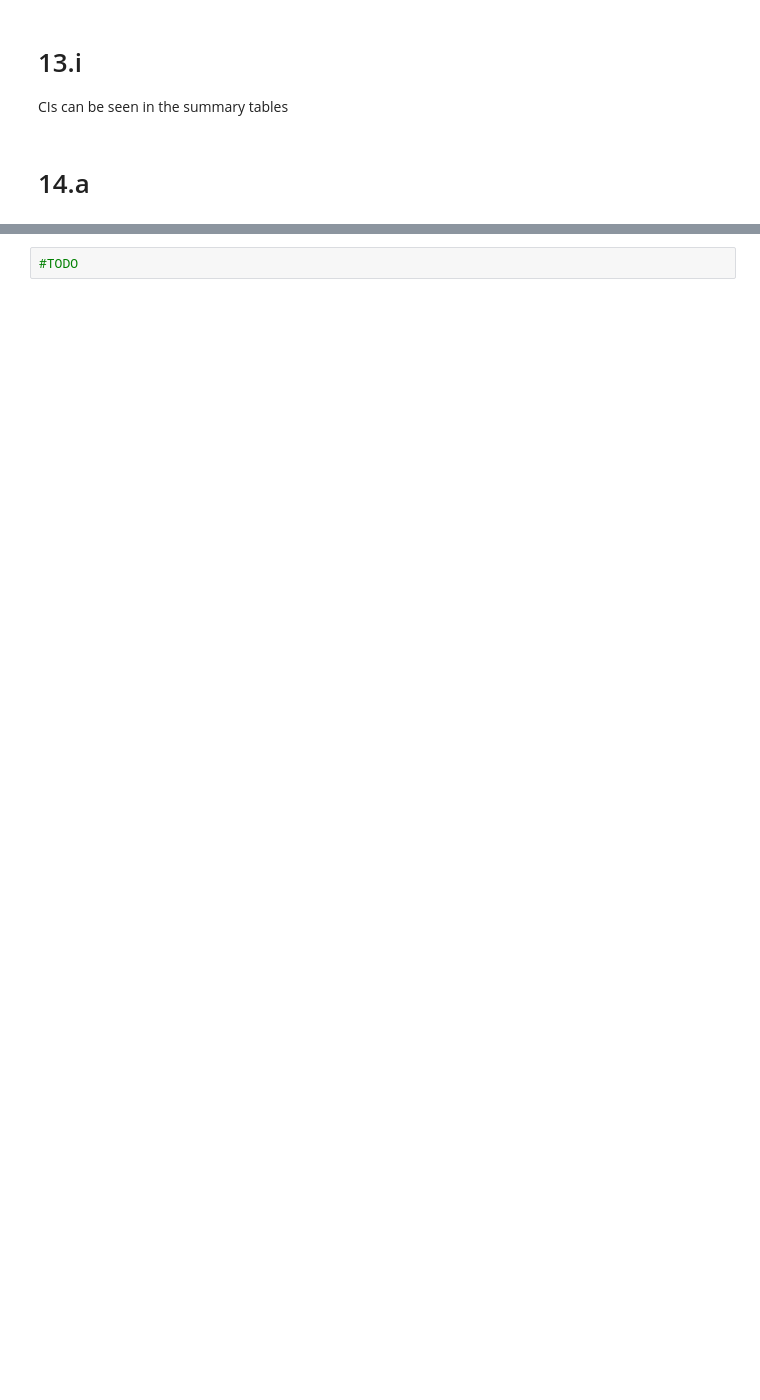
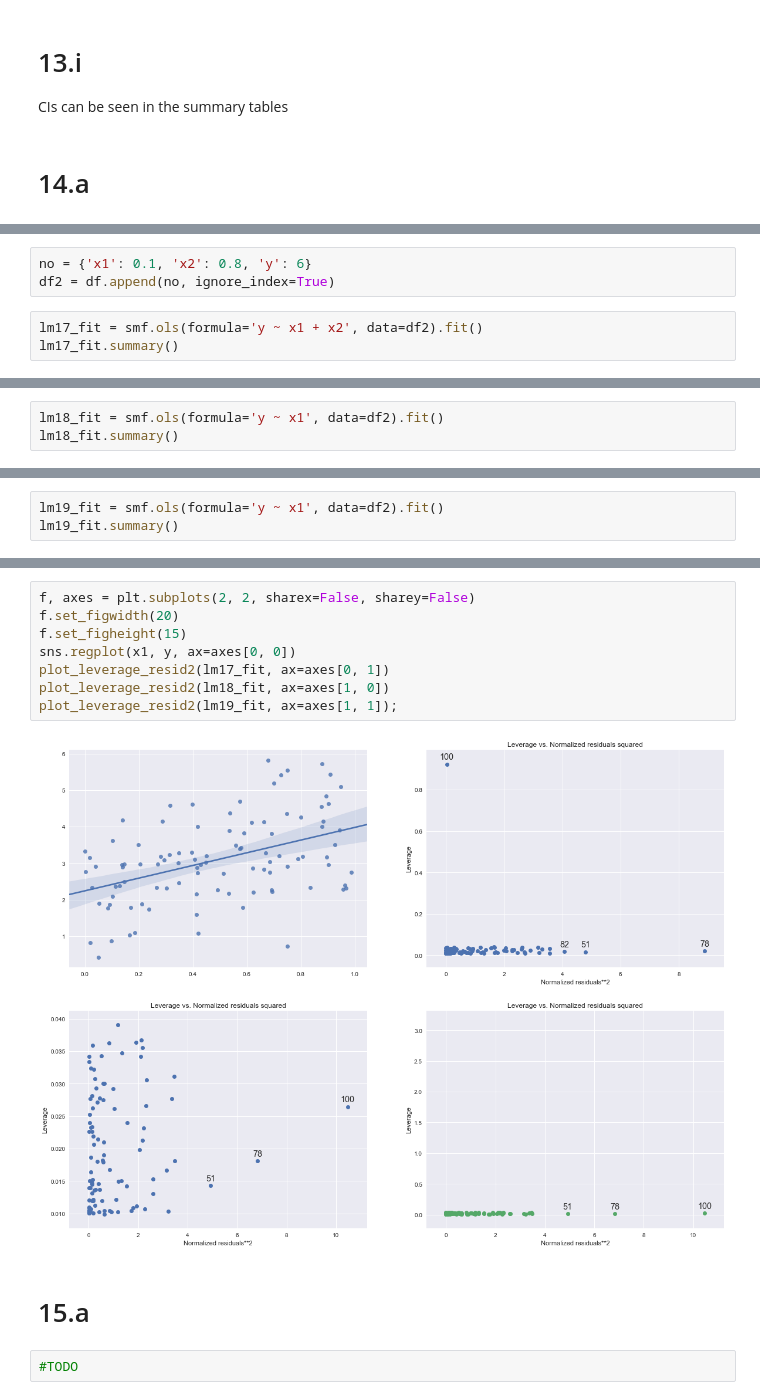
Before and after one commit to emredjan/ISL-python, a Jupyter notebook: exercises/exercises_3.7_linear_regression.ipynb, the cells around one changed output, grey strips where cells are left out. Saved outputs shown, nothing was run; the diff lists cells and outputs as text; blank space fills up the shorter version.

```diff
--- a/exercises/exercises_3.7_linear_regression.ipynb
+++ b/exercises/exercises_3.7_linear_regression.ipynb
@@ -658,0 +764,6 @@ CIs can be seen in the summary tables
+# %%
+no = {'x1': 0.1, 'x2': 0.8, 'y': 6}
+df2 = df.append(no, ignore_index=True)
+# %%
+lm17_fit = smf.ols(formula='y ~ x1 + x2', data=df2).fit()
+lm17_fit.summary()
@@ -658,0 +789,3 @@ CIs can be seen in the summary tables
+# %%
+lm18_fit = smf.ols(formula='y ~ x1', data=df2).fit()
+lm18_fit.summary()
@@ -658,0 +810,3 @@ CIs can be seen in the summary tables
+# %%
+lm19_fit = smf.ols(formula='y ~ x1', data=df2).fit()
+lm19_fit.summary()
@@ -659,2 +831,14 @@ CIs can be seen in the summary tables
+# %%
+f, axes = plt.subplots(2, 2, sharex=False, sharey=False)
+f.set_figwidth(20)
+f.set_figheight(15)
+sns.regplot(x1, y, ax=axes[0, 0])
+plot_leverage_resid2(lm17_fit, ax=axes[0, 1])
+plot_leverage_resid2(lm18_fit, ax=axes[1, 0])
+plot_leverage_resid2(lm19_fit, ax=axes[1, 1]);
+# %% [output]
+[figure, added]
+# %% [markdown]
+# 15.a
 # %%
 #TODO
```
Also changed, not shown: parts of 36 cells of this notebook.
